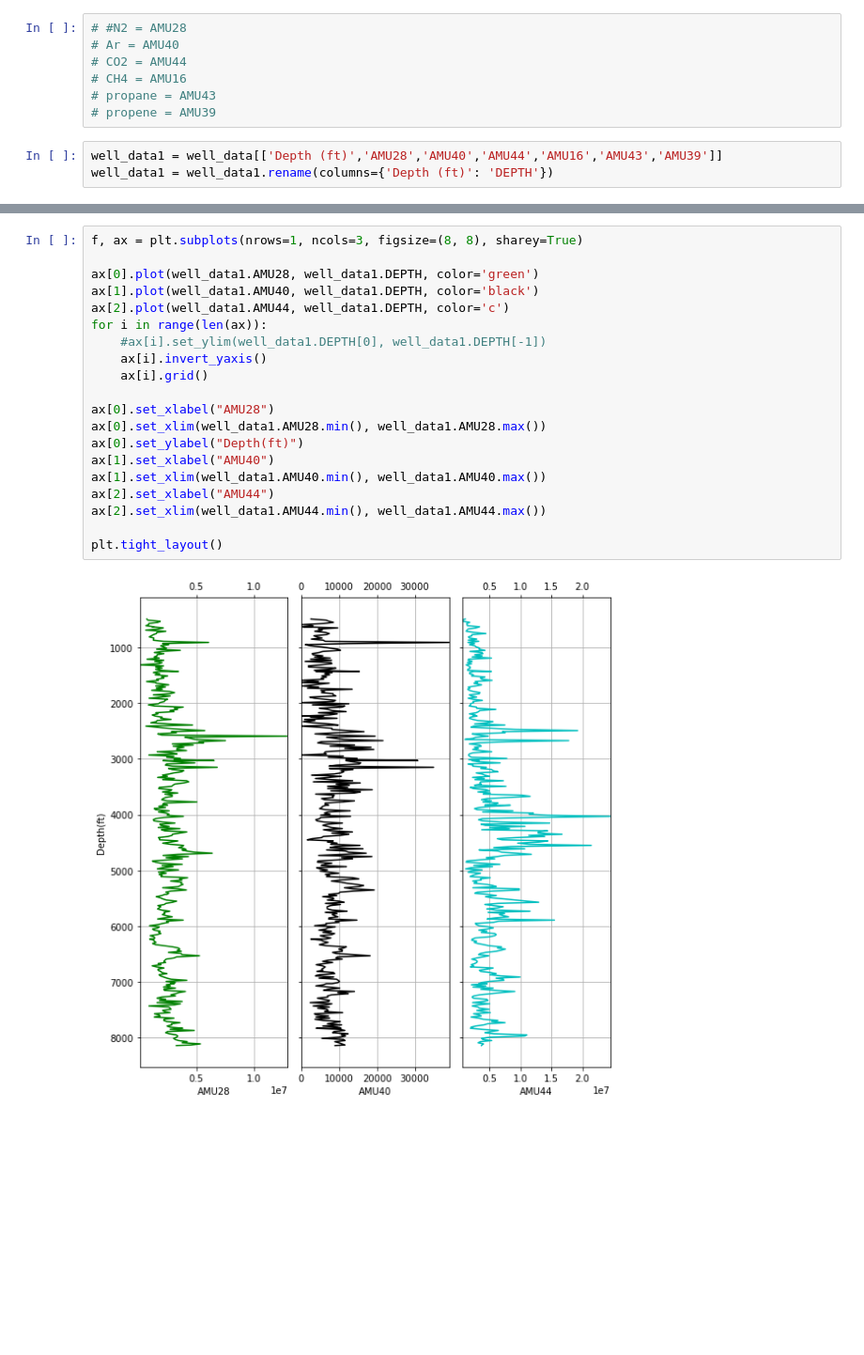
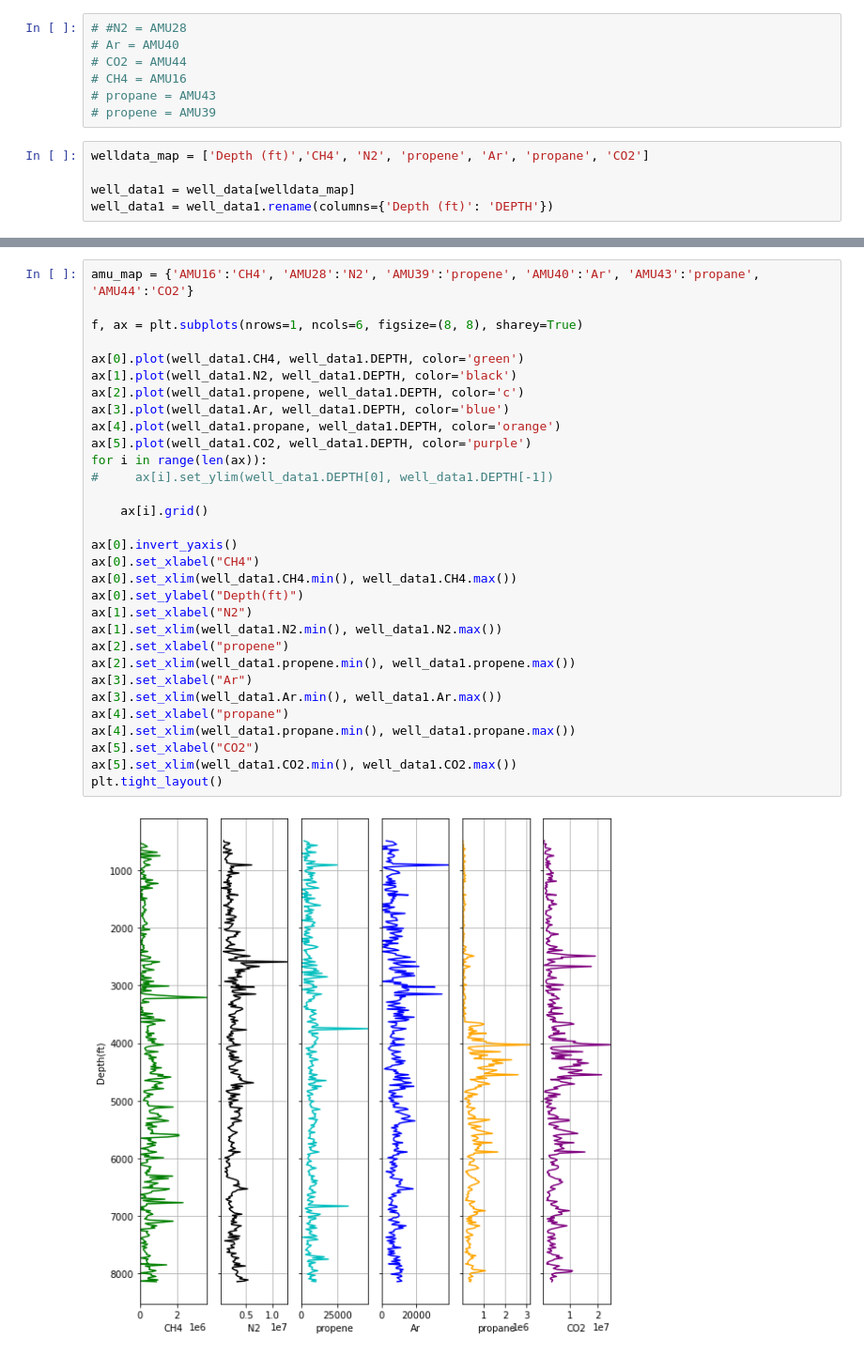
Before and after one commit to dianaceroallard/geothermal_fluidinclusions_wells, a Jupyter notebook: EDA_wip_JZ.ipynb, the cells around one changed output, grey strips where cells are left out. Shown at 94% size. Saved outputs shown, nothing was run; the diff lists cells and outputs as text; blank space fills up the shorter version.

Commit message:
Added new columns to heat map for identifying reservoir fluids and duplicated graphs for all relevant gaseous species

```diff
--- a/EDA_wip_JZ.ipynb
+++ b/EDA_wip_JZ.ipynb
@@ -183,5 +245,7 @@ well_data = df[df['Well ID'] == "88-20"]
 # propane = AMU43
 # propene = AMU39
 # %%
-well_data1 = well_data[['Depth (ft)','AMU28','AMU40','AMU44','AMU16','AMU43','AMU39']]
+welldata_map = ['Depth (ft)','CH4', 'N2', 'propene', 'Ar', 'propane', 'CO2']
+
+well_data1 = well_data[welldata_map]
 well_data1 = well_data1.rename(columns={'Depth (ft)': 'DEPTH'})
@@ -203,23 +269,34 @@ well_data1
 394 rows × 7 columns
 # %%
-f, ax = plt.subplots(nrows=1, ncols=3, figsize=(8, 8), sharey=True)
+amu_map = {'AMU16':'CH4', 'AMU28':'N2', 'AMU39':'propene', 'AMU40':'Ar', 'AMU43':'propane', 'AMU44':'CO2'}
 
-ax[0].plot(well_data1.AMU28, well_data1.DEPTH, color='green')
-ax[1].plot(well_data1.AMU40, well_data1.DEPTH, color='black')
-ax[2].plot(well_data1.AMU44, well_data1.DEPTH, color='c')
+f, ax = plt.subplots(nrows=1, ncols=6, figsize=(8, 8), sharey=True)
+
+ax[0].plot(well_data1.CH4, well_data1.DEPTH, color='green')
+ax[1].plot(well_data1.N2, well_data1.DEPTH, color='black')
+ax[2].plot(well_data1.propene, well_data1.DEPTH, color='c')
+ax[3].plot(well_data1.Ar, well_data1.DEPTH, color='blue')
+ax[4].plot(well_data1.propane, well_data1.DEPTH, color='orange')
+ax[5].plot(well_data1.CO2, well_data1.DEPTH, color='purple')
 for i in range(len(ax)):
-    #ax[i].set_ylim(well_data1.DEPTH[0], well_data1.DEPTH[-1])
-    ax[i].invert_yaxis()
+#     ax[i].set_ylim(well_data1.DEPTH[0], well_data1.DEPTH[-1])
+
     ax[i].grid()
 
-ax[0].set_xlabel("AMU28")
-ax[0].set_xlim(well_data1.AMU28.min(), well_data1.AMU28.max())
+ax[0].invert_yaxis()
+ax[0].set_xlabel("CH4")
+ax[0].set_xlim(well_data1.CH4.min(), well_data1.CH4.max())
 ax[0].set_ylabel("Depth(ft)")
-ax[1].set_xlabel("AMU40")
-ax[1].set_xlim(well_data1.AMU40.min(), well_data1.AMU40.max())
-ax[2].set_xlabel("AMU44")
-ax[2].set_xlim(well_data1.AMU44.min(), well_data1.AMU44.max())
-
+ax[1].set_xlabel("N2")
+ax[1].set_xlim(well_data1.N2.min(), well_data1.N2.max())
+ax[2].set_xlabel("propene")
+ax[2].set_xlim(well_data1.propene.min(), well_data1.propene.max())
+ax[3].set_xlabel("Ar")
+ax[3].set_xlim(well_data1.Ar.min(), well_data1.Ar.max())
+ax[4].set_xlabel("propane")
+ax[4].set_xlim(well_data1.propane.min(), well_data1.propane.max())
+ax[5].set_xlabel("CO2")
+ax[5].set_xlim(well_data1.CO2.min(), well_data1.CO2.max())
 plt.tight_layout()
 # %% [output]
-[figure, old version]
+[figure, new version]
```
Also changed, not shown: parts of 43 cells of this notebook.
